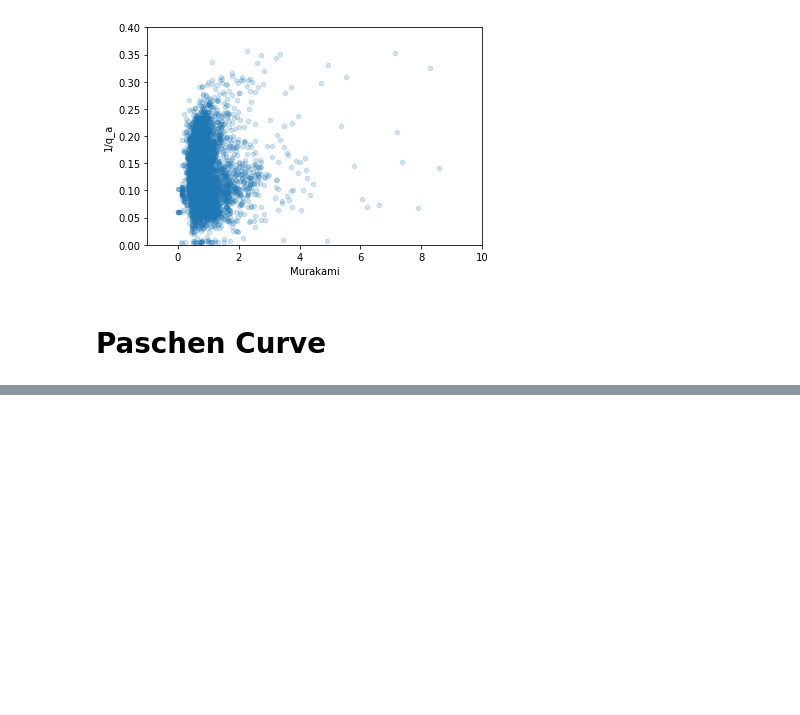
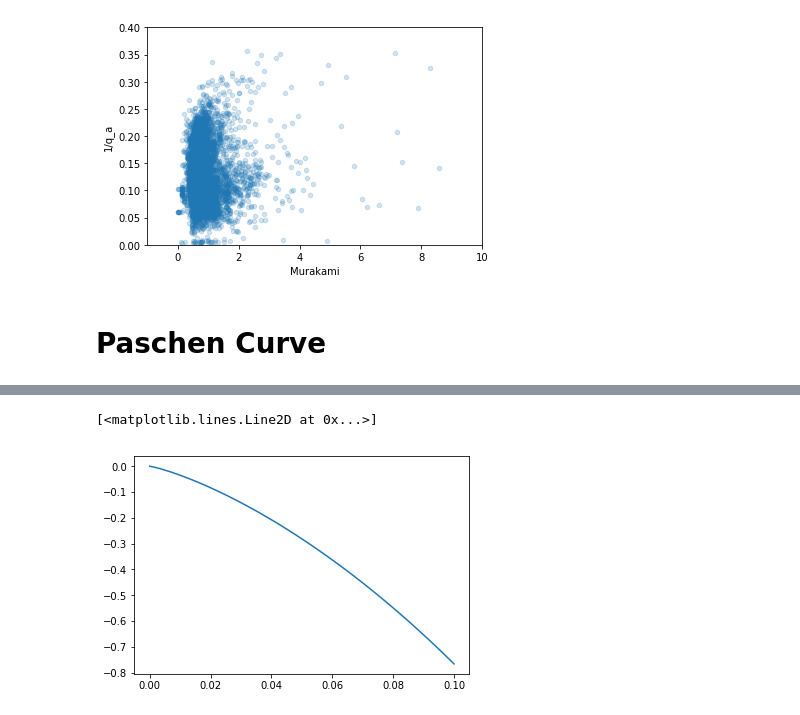
Before and after one commit to jhillairet/GOLEM, a Jupyter notebook: GOLEM_Estimating the best parameter set to maximize something.ipynb, the cells around one changed output, grey strips where cells are left out. Saved outputs shown, nothing was run; the diff lists cells and outputs as text; code cells hidden in the pictures; blank space fills up the shorter version.

```diff
--- a/GOLEM_Estimating the best parameter set to maximize something.ipynb
+++ b/GOLEM_Estimating the best parameter set to maximize something.ipynb
@@ -258,0 +266,14 @@ dataset.plot(kind='scatter', x='pressure', y='breakdown_voltage', alpha=0.2, xli
+# %%
+# analytical model
+p = np.linspace(0, 100e-3, num=101) # pressure from 0 to 100 mPa
+d = 0.085 # gap distance
+gamma_se = 2 # secondary emission coefficient
+A = 7 # saturation ionization in the gas [Pa.m]^-1
+B = 173 # related to the excitation and ionization energies [Pa.m]^-1
+V_B = B*p*d / (np.log(A*p*d / np.log(1+1/gamma_se)))
+
+fig, ax = plt.subplots()
+ax.plot(p, V_B)
+# %% [output]
+[<matplotlib.lines.Line2D at 0x...>]
+[figure, added]
```
Also changed, not shown: parts of 4 cells of this notebook, 2 other files.
